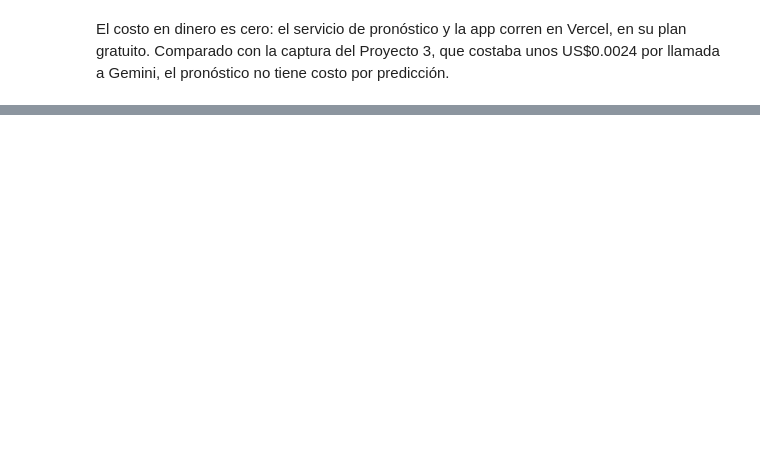
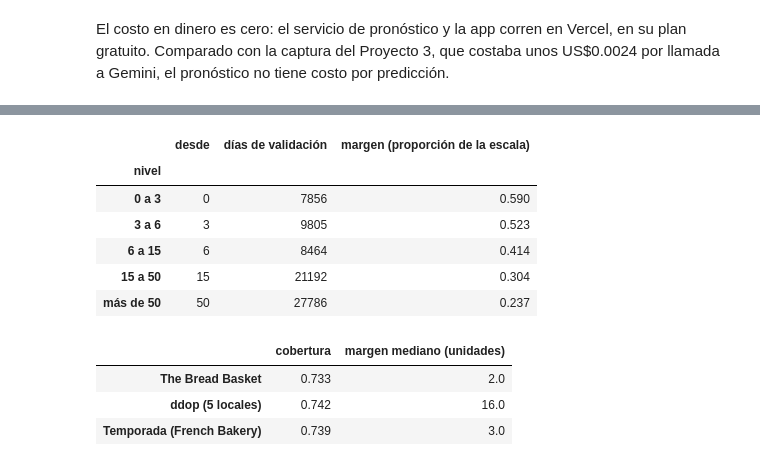
Before and after one commit to Bamo0507/Restocker, a Jupyter notebook: forecasting/notebooks/07_evaluacion.ipynb, the cells around one changed output, grey strips where cells are left out. Saved outputs shown, nothing was run; the diff lists cells and outputs as text; code cells hidden in the pictures; blank space fills up the shorter version.

Commit message:
feat: add prediction interval to demand forecast

```diff
--- a/forecasting/notebooks/07_evaluacion.ipynb
+++ b/forecasting/notebooks/07_evaluacion.ipynb
@@ -958,0 +969,62 @@ El costo en dinero es cero: el servicio de pronóstico y la app corren en Vercel
+# %%
+COVERAGE = 0.70
+LEVEL_EDGES = [3, 6, 15, 50]   # niveles de venta diaria (escala de la ventana): <3, 3-6, 6-15, 15-50, >50
+q_model = models["LSTM cuantiles (iteración 5)"][0]
+
+
+def median_in_units(windows):
+    """Mediana, venta real, días abiertos y escala de cada día predicho, en unidades."""
+    scale = np.repeat(windows.scale[:, None], windows.target.shape[1], axis=1)
+    return predict(q_model, windows)[..., 0] * scale, windows.target * scale, windows.mask == 1, scale
+
+
+val_w = make_windows(df, 28, ["val"], first_offset=28)
+pred_v, real_v, open_v, scale_v = median_in_units(val_w)
+level_v = np.digitize(scale_v, LEVEL_EDGES)
+rows = []
+for level in range(len(LEVEL_EDGES) + 1):
+    errors = (np.abs(real_v - pred_v) / scale_v)[open_v & (level_v == level)]
+    n = len(errors)
+    margin = np.quantile(errors, min(1, np.ceil((n + 1) * COVERAGE) / n), method="higher")
+    low_edge = 0 if level == 0 else LEVEL_EDGES[level - 1]
+    high_edge = LEVEL_EDGES[level] if level < len(LEVEL_EDGES) else None
+    rows.append({"nivel": f"{low_edge} a {high_edge}" if high_edge else f"más de {low_edge}",
+                 "desde": low_edge, "días de validación": n, "margen (proporción de la escala)": margin})
+interval_margins = pd.DataFrame(rows).set_index("nivel")
+margins = interval_margins["margen (proporción de la escala)"].to_numpy()
+
+
+def interval(pred, scale):
+    """Límites del intervalo del 70 %, en unidades enteras."""
+    # Centro y margen se redondean por separado, igual que en la app ("17 ± 6" = 11 a 23).
+    center = np.round(pred)
+    half = np.round(margins[np.digitize(scale, LEVEL_EDGES)] * scale)
+    return np.maximum(0, center - half), center + half, half
+
+
+coverage_rows = {}
+for name, windows, keep in [
+    ("The Bread Basket", test_w, test_w.meta["dataset"] == "bread_basket"),
+    ("ddop (5 locales)", test_w, test_w.meta["dataset"] == "ddop"),
+    ("Temporada (French Bakery)", make_windows(df, 28, ["test_season"], first_offset=28), None),
+]:
+    sub = windows if keep is None else make_subset(windows, keep.to_numpy())
+    pred, real, open_, scale = median_in_units(sub)
+    low, high, half = interval(pred, scale)
+    inside = (real >= low) & (real <= high)
+    coverage_rows[name] = {"cobertura": inside[open_].mean(), "margen mediano (unidades)": np.median(half[open_])}
+interval_coverage = pd.DataFrame(coverage_rows).T
+display(interval_margins.round(3))
+interval_coverage.round(3)
+# %% [output]
+|  | desde | días de validación | margen (proporción de la escala) |
+| nivel |  |  |  |
+| 0 a 3 | 0 | 7856 | 0.590 |
+| 3 a 6 | 3 | 9805 | 0.523 |
+| 6 a 15 | 6 | 8464 | 0.414 |
+| 15 a 50 | 15 | 21192 | 0.304 |
+| más de 50 | 50 | 27786 | 0.237 |
+|  | cobertura | margen mediano (unidades) |
+| The Bread Basket | 0.733 | 2.0 |
+| ddop (5 locales) | 0.742 | 16.0 |
+| Temporada (French Bakery) | 0.739 | 3.0 |
```
Also changed, not shown: parts of 5 cells of this notebook, 11 other files.
